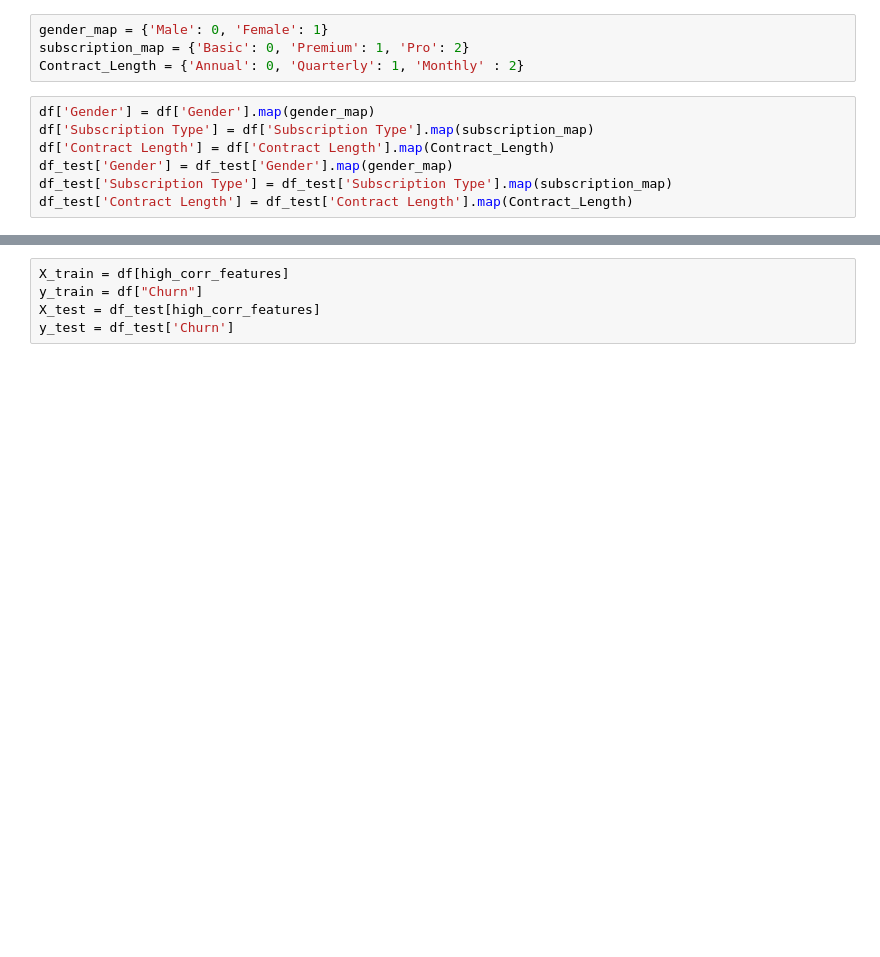
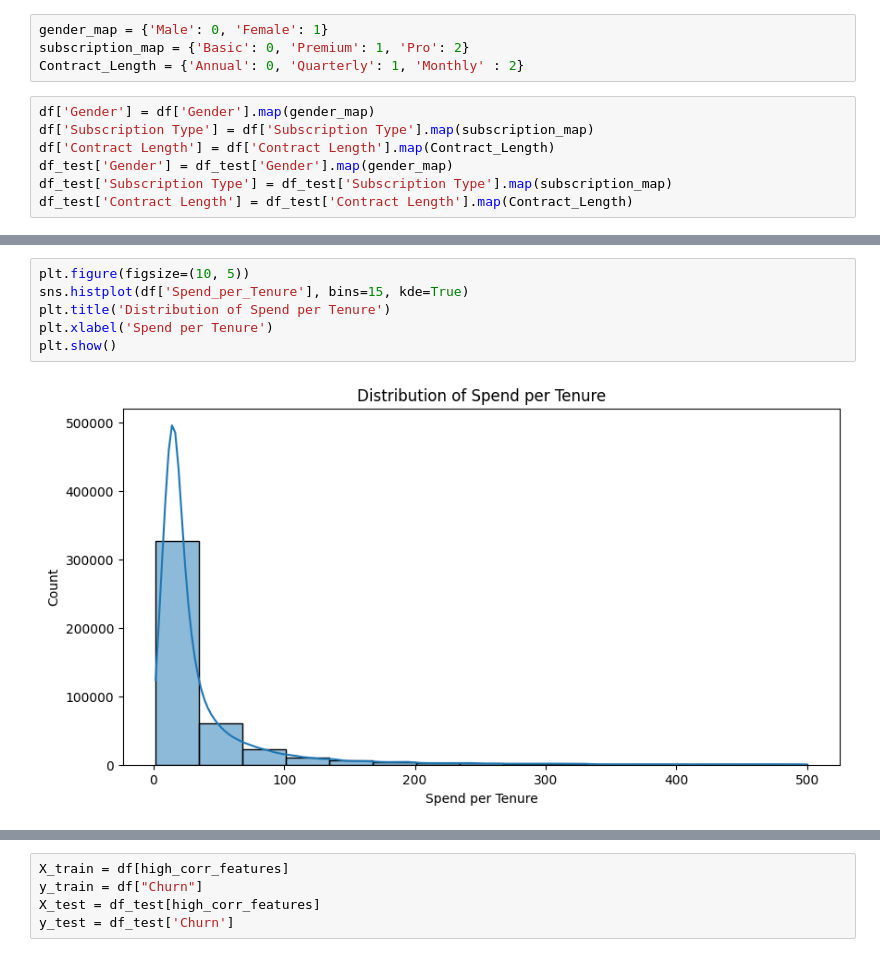
Before and after one commit to SnickleSH/customer-churn-analysis, a Jupyter notebook: notebooks/main.ipynb, the cells around one changed output, grey strips where cells are left out. Saved outputs shown, nothing was run; the diff lists cells and outputs as text; blank space fills up the shorter version.

```diff
--- a/notebooks/main.ipynb
+++ b/notebooks/main.ipynb
@@ -188,0 +200,8 @@ plt.show()
+# %%
+plt.figure(figsize=(10, 5))
+sns.histplot(df['Spend_per_Tenure'], bins=15, kde=True)
+plt.title('Distribution of Spend per Tenure')
+plt.xlabel('Spend per Tenure')
+plt.show()
+# %% [output]
+[figure, added]
```
Also changed, not shown: parts of 33 cells of this notebook, 9 other files.
